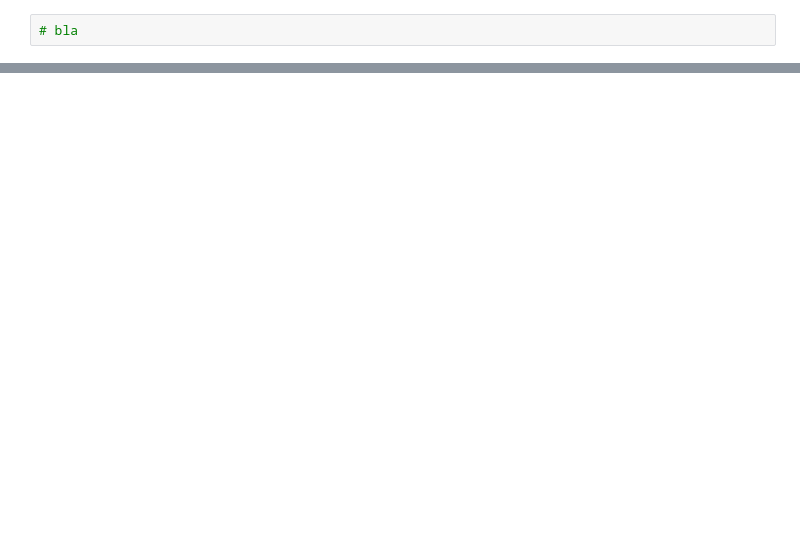
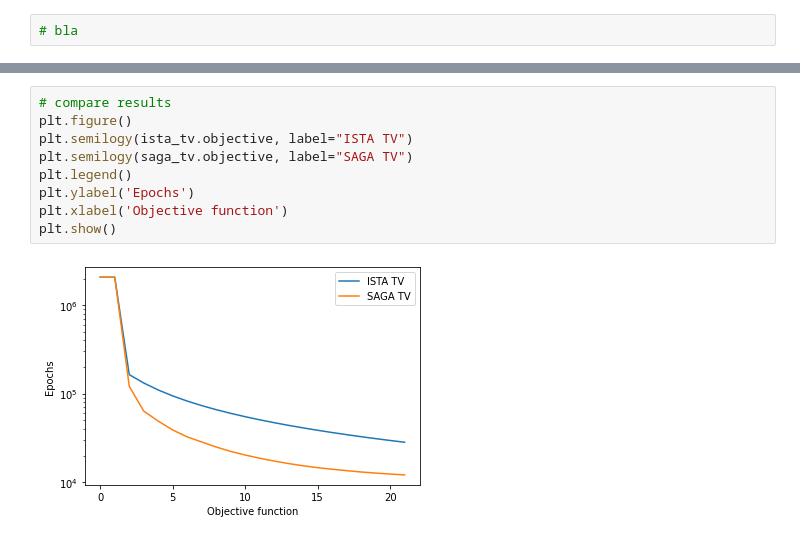
Before and after one commit to TomographicImaging/CIL, a Jupyter notebook: contrib/Example2.ipynb, the cells around one changed output, grey strips where cells are left out. Drawn from its saved outputs; the diff is of its cells as text; blank space fills up the shorter version.

```diff
--- a/contrib/Example2.ipynb
+++ b/contrib/Example2.ipynb
@@ -280,0 +353,11 @@ plt.show()
+# %%
+# compare results
+plt.figure()
+plt.semilogy(ista_tv.objective, label="ISTA TV")
+plt.semilogy(saga_tv.objective, label="SAGA TV")
+plt.legend()
+plt.ylabel('Epochs')
+plt.xlabel('Objective function')
+plt.show()
+# %% [output]
+[figure, added]
```
Also changed, not shown: parts of 23 cells of this notebook.
